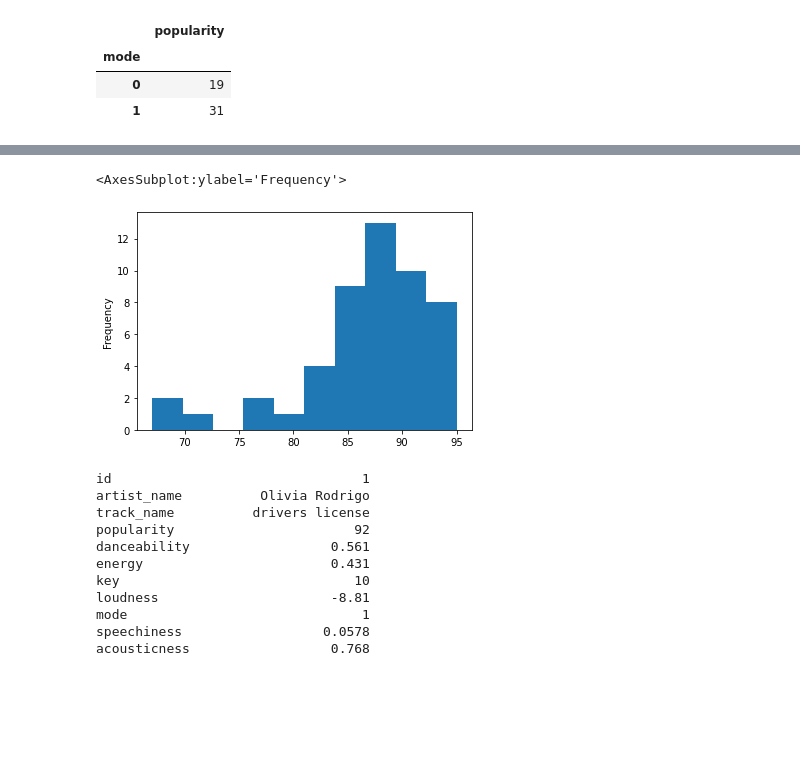
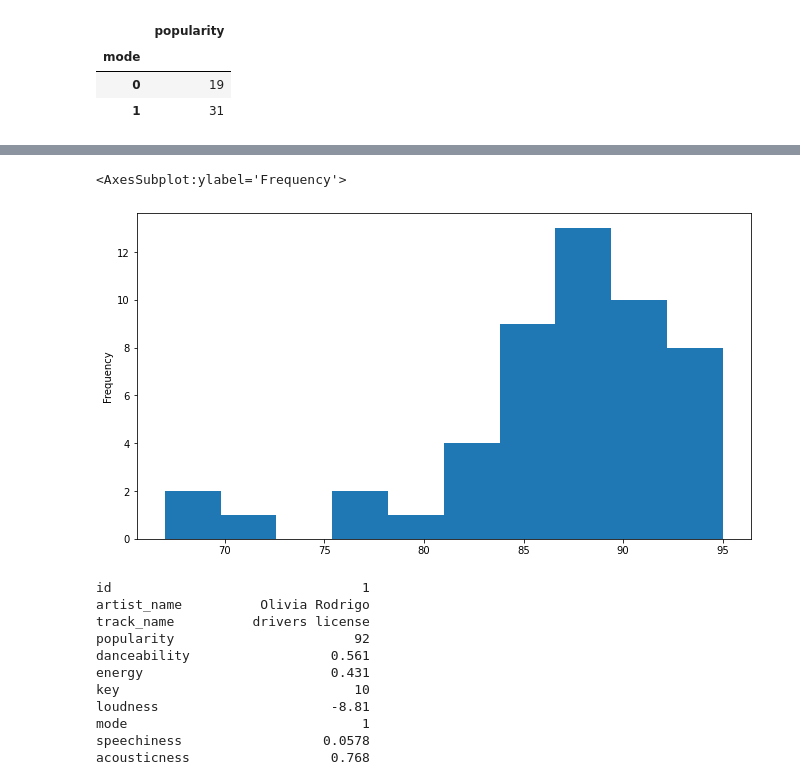
Before and after one commit to MadhaviRockandla/AirflowWeekend, a Jupyter notebook: airflow-proj-files/data/spotify_top50_2021.ipynb, the cells around one changed output, grey strips where cells are left out. Cells and saved outputs as stored; diff of their text form; code cells hidden in the pictures; blank space fills up the shorter version.

```diff
--- a/airflow-proj-files/data/spotify_top50_2021.ipynb
+++ b/airflow-proj-files/data/spotify_top50_2021.ipynb
@@ -264,8 +264,8 @@ array([<AxesSubplot:ylabel='mode'>], dtype=object)
 # %%
-spotify_top50_2021['popularity'].plot.hist()
+spotify_top50_2021['popularity'].plot.hist(figsize=(11, 6))
 # %% [output]
 <AxesSubplot:ylabel='Frequency'>
-[figure, old version]
+[figure, new version]
 # %%
 spotify_top50_2021.iloc[0]
 # %% [output]
```
Also changed, not shown: parts of 5 cells of this notebook, 2 other files.
